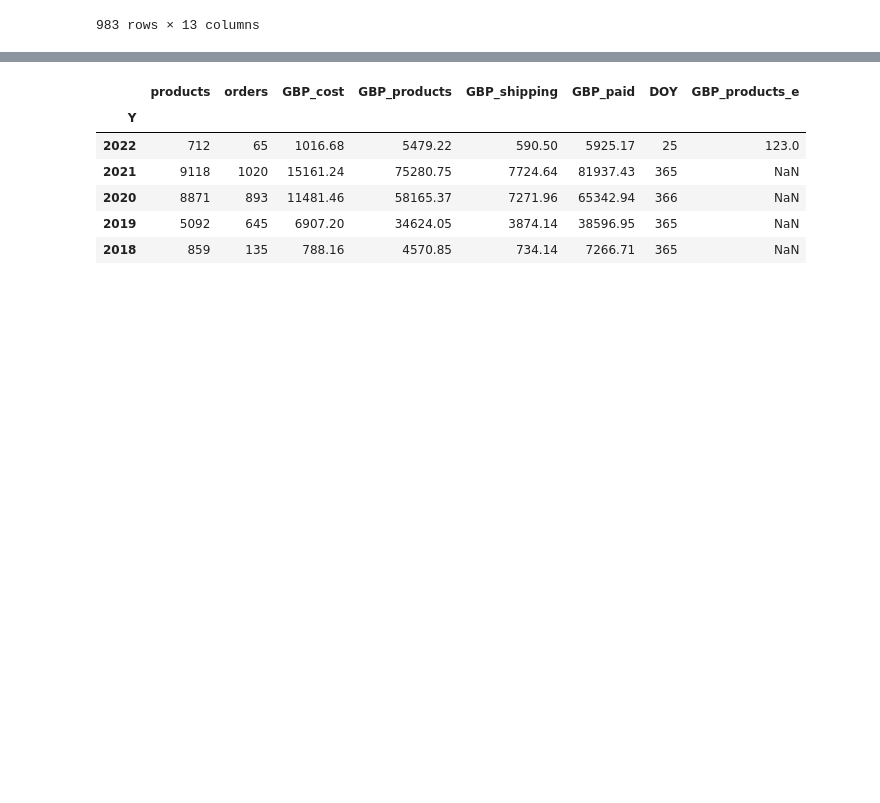
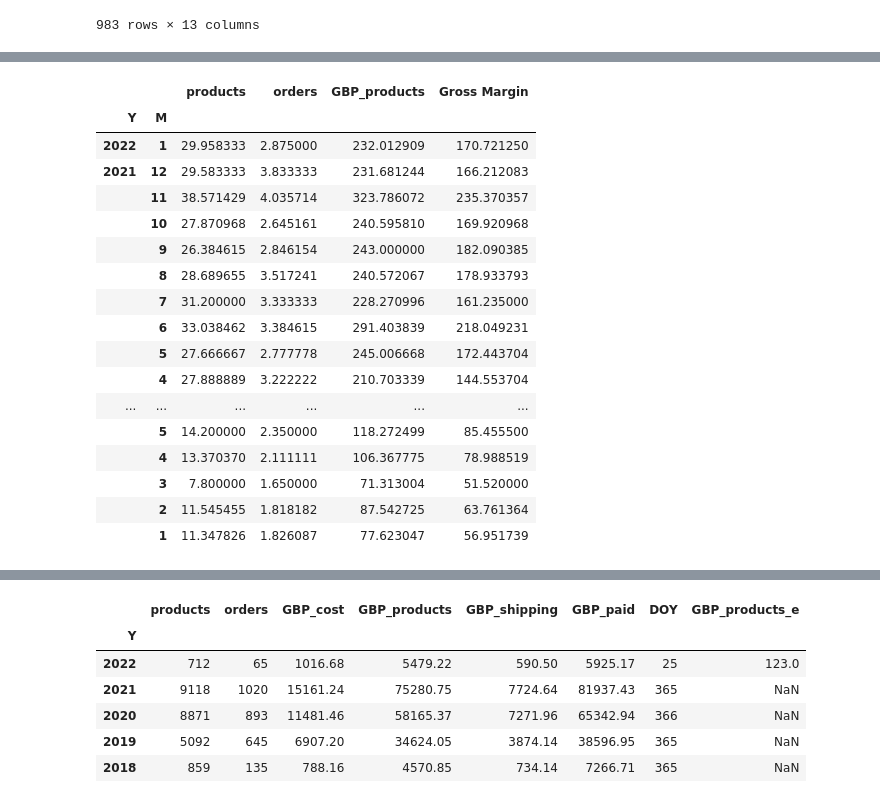
Before and after one commit to vallka/djellifique, a Jupyter notebook: Untitled-1.ipynb, the cells around one changed output, grey strips where cells are left out. Saved outputs shown, nothing was run; the diff lists cells and outputs as text; code cells hidden in the pictures; blank space fills up the shorter version.

```diff
--- a/Untitled-1.ipynb
+++ b/Untitled-1.ipynb
@@ -76,4 +91,0 @@ p
-# %%
-p['GBP_products'] = p['GBP_products'].astype(float)
-p.loc[p.index[0],'GBP_products_e'] = p.loc[p.index[0],'GBP_products']*365/p.loc[p.index[0],'DOY']
-p
@@ -91,0 +138,26 @@ p
+# %%
+p3 = p.groupby(['Y','M']).agg({'products':np.mean,
+                                                'orders':np.mean,
+                                                'GBP_products':np.mean,
+                                                'Gross Margin':np.mean,
+                                                }).sort_index(ascending=False)
+p3
+# %% [output]
+|  |  | products | orders | GBP_products | Gross Margin |
+| Y | M |  |  |  |  |
+| 2022 | 1 | 29.958333 | 2.875000 | 232.012909 | 170.721250 |
+| 2021 | 12 | 29.583333 | 3.833333 | 231.681244 | 166.212083 |
+|  | 11 | 38.571429 | 4.035714 | 323.786072 | 235.370357 |
+|  | 10 | 27.870968 | 2.645161 | 240.595810 | 169.920968 |
+|  | 9 | 26.384615 | 2.846154 | 243.000000 | 182.090385 |
+|  | 8 | 28.689655 | 3.517241 | 240.572067 | 178.933793 |
+|  | 7 | 31.200000 | 3.333333 | 228.270996 | 161.235000 |
+|  | 6 | 33.038462 | 3.384615 | 291.403839 | 218.049231 |
+|  | 5 | 27.666667 | 2.777778 | 245.006668 | 172.443704 |
+|  | 4 | 27.888889 | 3.222222 | 210.703339 | 144.553704 |
+| ... | ... | ... | ... | ... | ... |
+|  | 5 | 14.200000 | 2.350000 | 118.272499 | 85.455500 |
+|  | 4 | 13.370370 | 2.111111 | 106.367775 | 78.988519 |
+|  | 3 | 7.800000 | 1.650000 | 71.313004 | 51.520000 |
+|  | 2 | 11.545455 | 1.818182 | 87.542725 | 63.761364 |
+|  | 1 | 11.347826 | 1.826087 | 77.623047 | 56.951739 |
```
Also changed, not shown: parts of 14 cells of this notebook, 8 other files.
